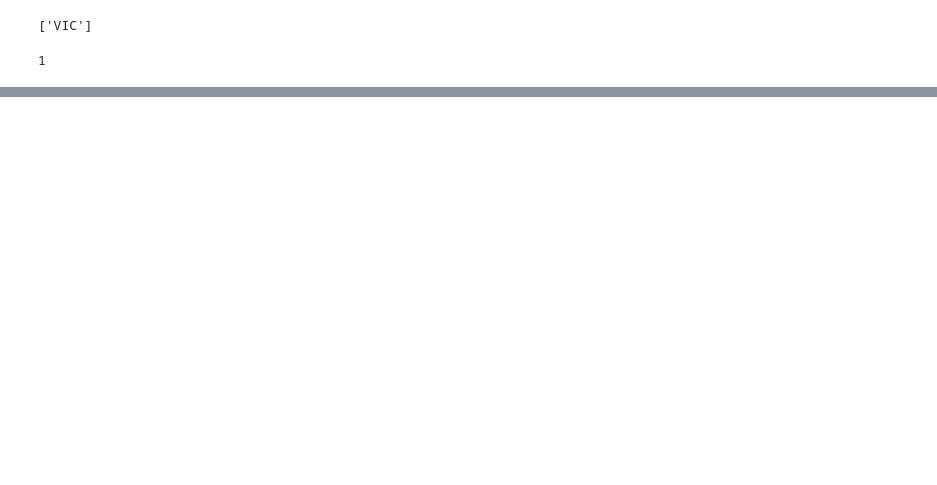
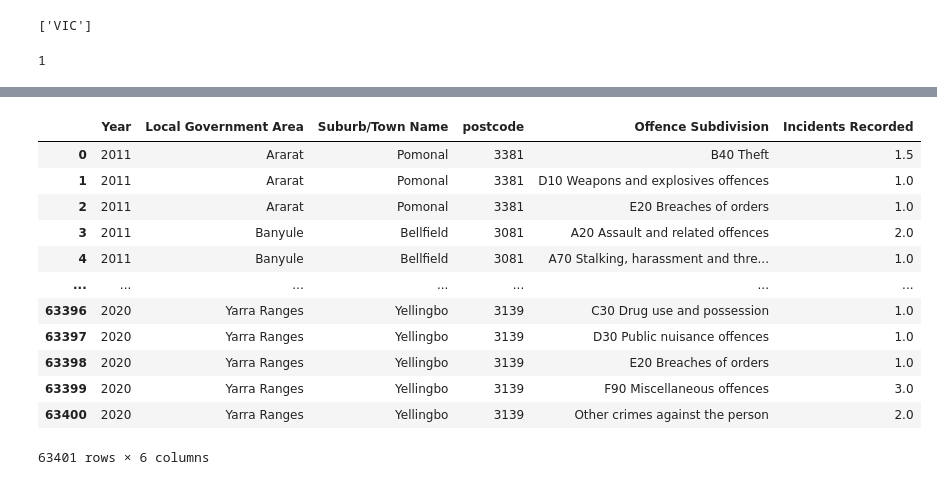
Before and after one commit to jMacProd/ETL-to-PostgreSQL, a Jupyter notebook: 02 TRANSFORMATION 1 - filtering out irrelevant data/TRANSFORMATION 1 - Crime Data - filtering out irrelevant data.ipynb, the cells around one changed output, grey strips where cells are left out. Drawn from its saved outputs; the diff is of its cells as text; code cells hidden in the pictures; blank space fills up the shorter version.

```diff
--- a/02 TRANSFORMATION 1 - filtering out irrelevant data/TRANSFORMATION 1 - Crime Data - filtering out irrelevant data.ipynb
+++ b/02 TRANSFORMATION 1 - filtering out irrelevant data/TRANSFORMATION 1 - Crime Data - filtering out irrelevant data.ipynb
@@ -124,0 +222,5 @@ crime_suburb
+# %%
+year_subdivision = crime_suburb.groupby(['Year', 'Local Government Area', 'Suburb/Town Name',
+                                         'postcode', 'Offence Subdivision'])
+# %%
+x = year_subdivision['Incidents Recorded'].mean()
@@ -124,0 +243,2 @@ crime_suburb
+# %%
+y = pd.DataFrame(x)
@@ -124,0 +262,17 @@ crime_suburb
+# %%
+y.reset_index(level=['Year', 'Local Government Area', 'Suburb/Town Name',
+                                         'postcode', 'Offence Subdivision'])
+# %% [output]
+|  | Year | Local Government Area | Suburb/Town Name | postcode | Offence Subdivision | Incidents Recorded |
+| 0 | 2011 | Ararat | Pomonal | 3381 | B40 Theft | 1.5 |
+| 1 | 2011 | Ararat | Pomonal | 3381 | D10 Weapons and explosives offences | 1.0 |
+| 2 | 2011 | Ararat | Pomonal | 3381 | E20 Breaches of orders | 1.0 |
+| 3 | 2011 | Banyule | Bellfield | 3081 | A20 Assault and related offences | 2.0 |
+| 4 | 2011 | Banyule | Bellfield | 3081 | A70 Stalking, harassment and thre... | 1.0 |
+| ... | ... | ... | ... | ... | ... | ... |
+| 63396 | 2020 | Yarra Ranges | Yellingbo | 3139 | C30 Drug use and possession | 1.0 |
+| 63397 | 2020 | Yarra Ranges | Yellingbo | 3139 | D30 Public nuisance offences | 1.0 |
+| 63398 | 2020 | Yarra Ranges | Yellingbo | 3139 | E20 Breaches of orders | 1.0 |
+| 63399 | 2020 | Yarra Ranges | Yellingbo | 3139 | F90 Miscellaneous offences | 3.0 |
+| 63400 | 2020 | Yarra Ranges | Yellingbo | 3139 | Other crimes against the person | 2.0 |
+63401 rows × 6 columns
```
Also changed, not shown: parts of 35 cells of this notebook, 3 other files.
